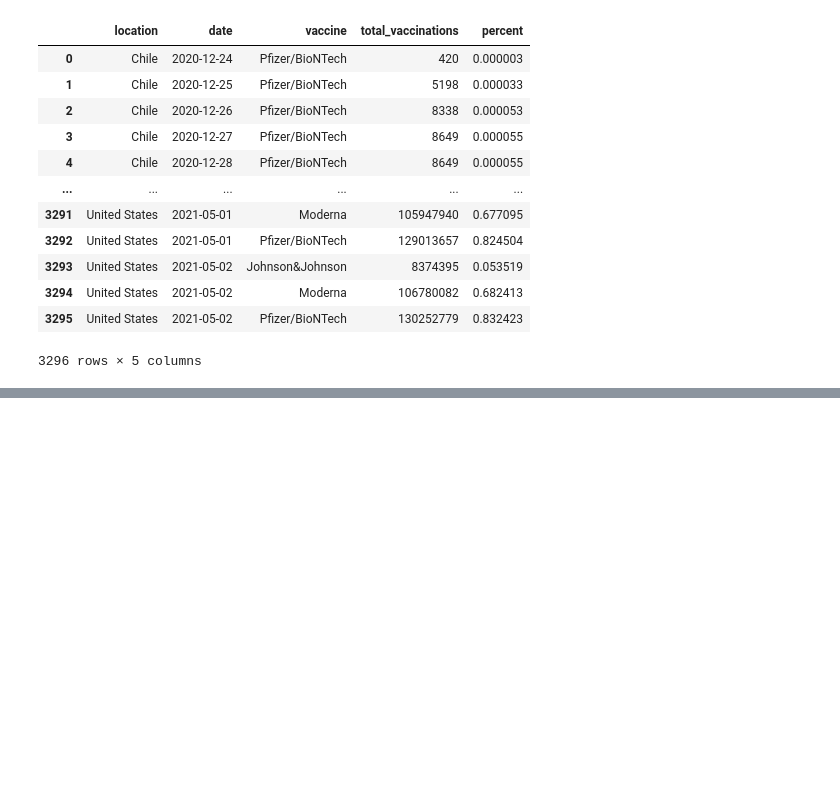
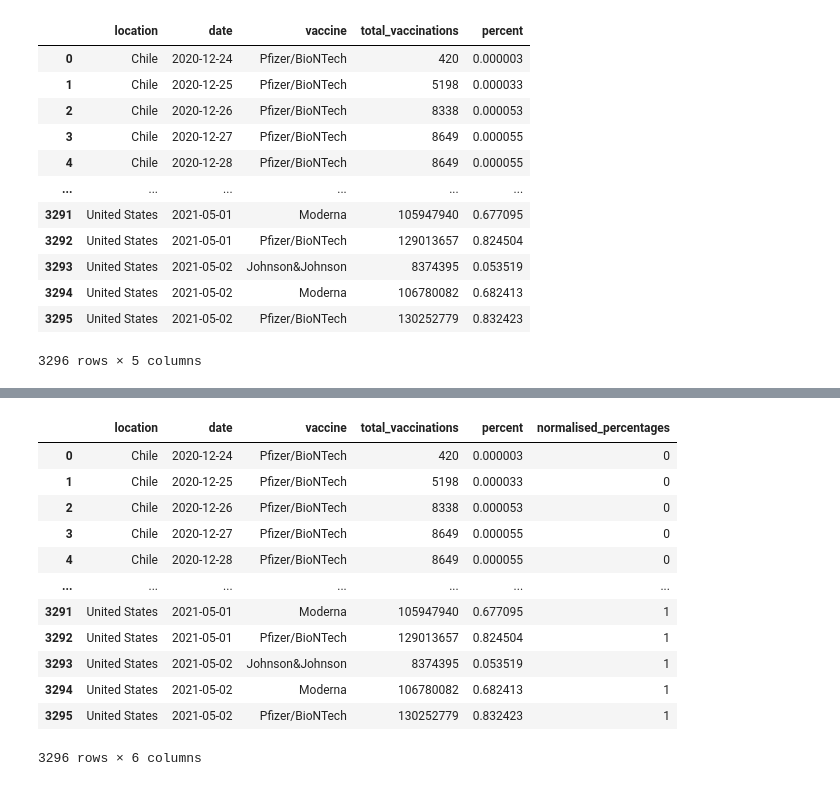
Before and after one commit to Jojomaque/DataScience, a Jupyter notebook: JOJONormalising_challenges.ipynb, the cells around one changed output, grey strips where cells are left out. Drawn from its saved outputs; the diff is of its cells as text; code cells hidden in the pictures; blank space fills up the shorter version.

```diff
--- a/JOJONormalising_challenges.ipynb
+++ b/JOJONormalising_challenges.ipynb
@@ -532,0 +556,25 @@ df
+# %%
+#normalise the normalised_percentages column so that any values greater than or equal to the median percentage = 1 and any lesser than = 0
+
+def normalise_percentage(df):
+
+  if df['percent'] >= 0.0011:
+   return 1
+  else:
+   return 0
+df['normalised_percentages'] = df.apply(normalise_percentage, axis=1)
+df
+# %% [output]
+|  | location | date | vaccine | total_vaccinations | percent | normalised_percentages |
+| 0 | Chile | 2020-12-24 | Pfizer/BioNTech | 420 | 0.000003 | 0 |
+| 1 | Chile | 2020-12-25 | Pfizer/BioNTech | 5198 | 0.000033 | 0 |
+| 2 | Chile | 2020-12-26 | Pfizer/BioNTech | 8338 | 0.000053 | 0 |
+| 3 | Chile | 2020-12-27 | Pfizer/BioNTech | 8649 | 0.000055 | 0 |
+| 4 | Chile | 2020-12-28 | Pfizer/BioNTech | 8649 | 0.000055 | 0 |
+| ... | ... | ... | ... | ... | ... | ... |
+| 3291 | United States | 2021-05-01 | Moderna | 105947940 | 0.677095 | 1 |
+| 3292 | United States | 2021-05-01 | Pfizer/BioNTech | 129013657 | 0.824504 | 1 |
+| 3293 | United States | 2021-05-02 | Johnson&Johnson | 8374395 | 0.053519 | 1 |
+| 3294 | United States | 2021-05-02 | Moderna | 106780082 | 0.682413 | 1 |
+| 3295 | United States | 2021-05-02 | Pfizer/BioNTech | 130252779 | 0.832423 | 1 |
+3296 rows × 6 columns
```
Also changed, not shown: parts of 2 cells of this notebook.
